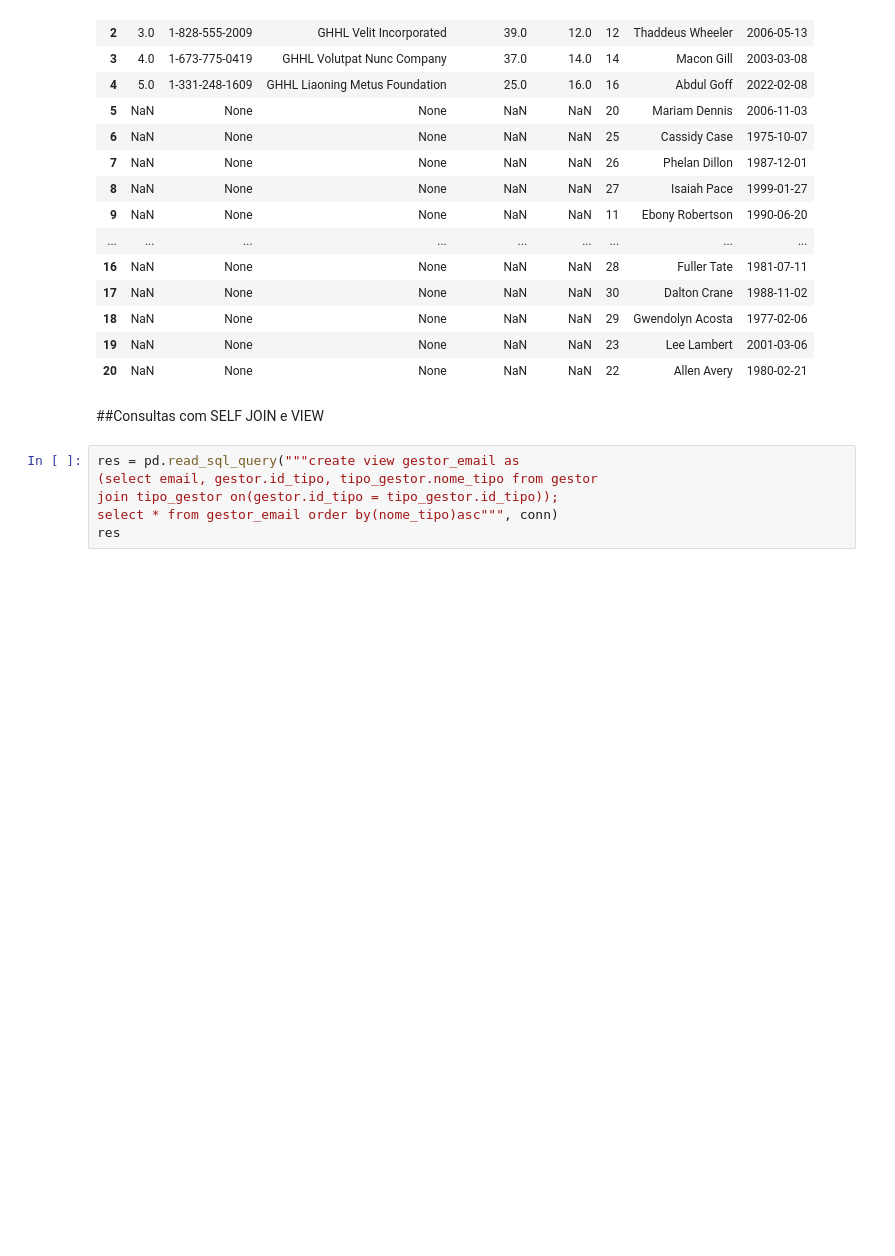
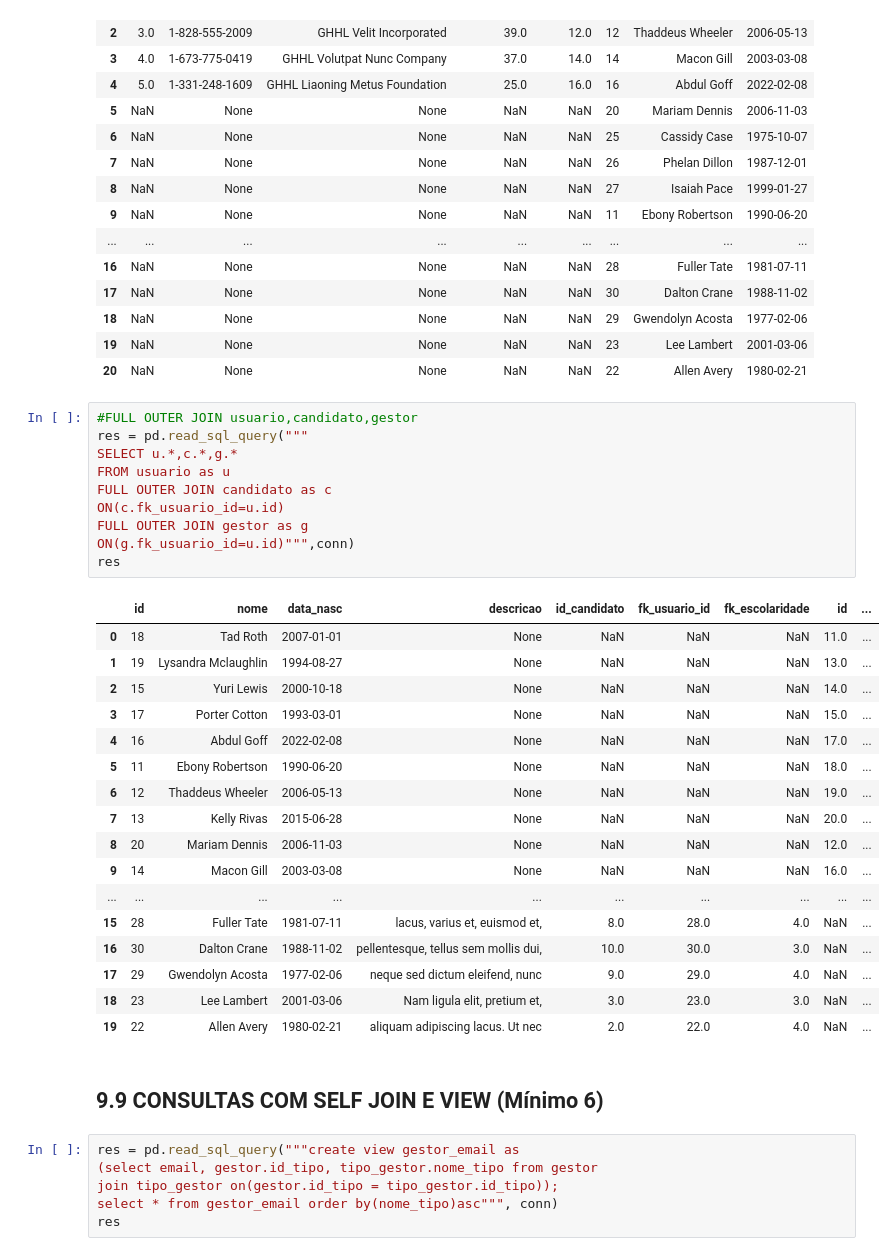
Before and after one commit to MateusLannes/Trabalho_BD1_2022, a Jupyter notebook: Files/ColabGHHL_Contrat.ipynb, the cells around one changed output. Cells and saved outputs as stored; diff of their text form; blank space fills up the shorter version.

```diff
--- a/Files/ColabGHHL_Contrat.ipynb
+++ b/Files/ColabGHHL_Contrat.ipynb
@@ -1213,8 +1375,36 @@ res
 | 18 | NaN | None | None | NaN | NaN | 29 | Gwendolyn Acosta | 1977-02-06 |
 | 19 | NaN | None | None | NaN | NaN | 23 | Lee Lambert | 2001-03-06 |
 | 20 | NaN | None | None | NaN | NaN | 22 | Allen Avery | 1980-02-21 |
-# %% [markdown]
-##Consultas com SELF JOIN e VIEW
+# %%
+#FULL OUTER JOIN usuario,candidato,gestor
+res = pd.read_sql_query("""
+SELECT u.*,c.*,g.*
+FROM usuario as u
+FULL OUTER JOIN candidato as c
+ON(c.fk_usuario_id=u.id)
+FULL OUTER JOIN gestor as g
+ON(g.fk_usuario_id=u.id)""",conn)
+res
+# %% [output]
+|  | id | nome | data_nasc | descricao | id_candidato | fk_usuario_id | fk_escolaridade | id | ... |
+| 0 | 18 | Tad Roth | 2007-01-01 | None | NaN | NaN | NaN | 11.0 | ... |
+| 1 | 19 | Lysandra Mclaughlin | 1994-08-27 | None | NaN | NaN | NaN | 13.0 | ... |
+| 2 | 15 | Yuri Lewis | 2000-10-18 | None | NaN | NaN | NaN | 14.0 | ... |
+| 3 | 17 | Porter Cotton | 1993-03-01 | None | NaN | NaN | NaN | 15.0 | ... |
+| 4 | 16 | Abdul Goff | 2022-02-08 | None | NaN | NaN | NaN | 17.0 | ... |
+| 5 | 11 | Ebony Robertson | 1990-06-20 | None | NaN | NaN | NaN | 18.0 | ... |
+| 6 | 12 | Thaddeus Wheeler | 2006-05-13 | None | NaN | NaN | NaN | 19.0 | ... |
+| 7 | 13 | Kelly Rivas | 2015-06-28 | None | NaN | NaN | NaN | 20.0 | ... |
+| 8 | 20 | Mariam Dennis | 2006-11-03 | None | NaN | NaN | NaN | 12.0 | ... |
+| 9 | 14 | Macon Gill | 2003-03-08 | None | NaN | NaN | NaN | 16.0 | ... |
+| ... | ... | ... | ... | ... | ... | ... | ... | ... | ... |
+| 15 | 28 | Fuller Tate | 1981-07-11 | lacus, varius et, euismod et, | 8.0 | 28.0 | 4.0 | NaN | ... |
+| 16 | 30 | Dalton Crane | 1988-11-02 | pellentesque, tellus sem mollis dui, | 10.0 | 30.0 | 3.0 | NaN | ... |
+| 17 | 29 | Gwendolyn Acosta | 1977-02-06 | neque sed dictum eleifend, nunc | 9.0 | 29.0 | 4.0 | NaN | ... |
+| 18 | 23 | Lee Lambert | 2001-03-06 | Nam ligula elit, pretium et, | 3.0 | 23.0 | 3.0 | NaN | ... |
+| 19 | 22 | Allen Avery | 1980-02-21 | aliquam adipiscing lacus. Ut nec | 2.0 | 22.0 | 4.0 | NaN | ... |
+# %% [markdown]
+## 9.9 CONSULTAS COM SELF JOIN E VIEW (Mínimo 6)
 # %%
 res = pd.read_sql_query("""create view gestor_email as
 (select email, gestor.id_tipo, tipo_gestor.nome_tipo from gestor
```
Also changed, not shown: parts of 34 cells of this notebook.
